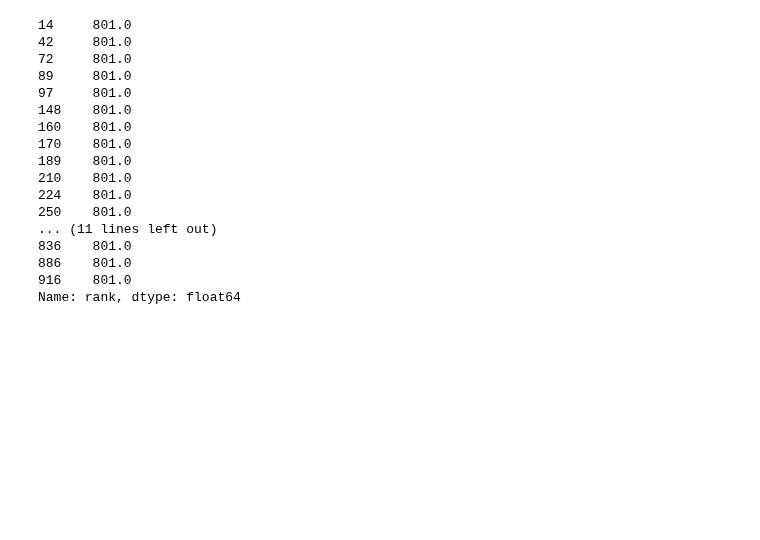
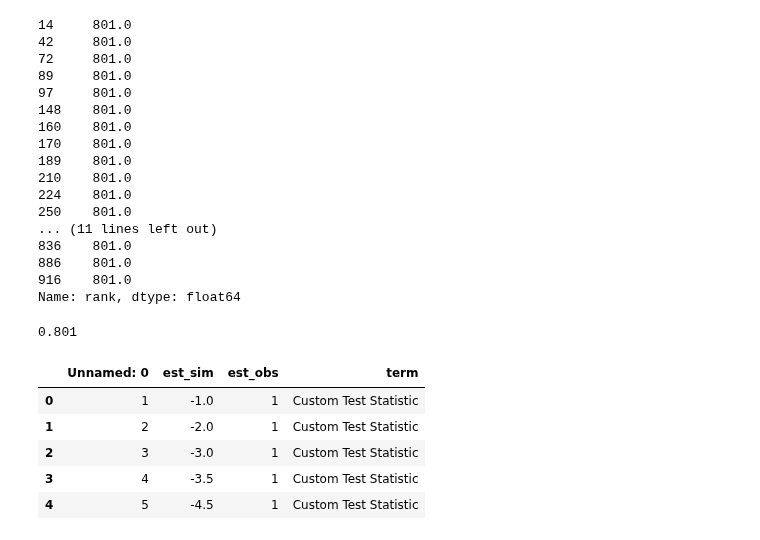
Before and after one commit to dokeeffe87/stats_utils, a Jupyter notebook: notebooks/scratch_work/dev_randomization_inference.ipynb, the cells around one changed output. Saved outputs shown, nothing was run; the diff lists cells and outputs as text; code cells hidden in the pictures; blank space fills up the shorter version.

```diff
--- a/notebooks/scratch_work/dev_randomization_inference.ipynb
+++ b/notebooks/scratch_work/dev_randomization_inference.ipynb
@@ -424,4 +435,17 @@ test_run.df_sims.query("test_statistic==@test_run.observed_test_satistic")['rank
 916    801.0
 Name: rank, dtype: float64
 # %%
-ra
+801/1000
+# %% [output]
+0.801
+# %%
+df_from_r = pd.read_csv('../../../data/r_output_ri.csv')
+# %%
+df_from_r.head()
+# %% [output]
+|  | Unnamed: 0 | est_sim | est_obs | term |
+| 0 | 1 | -1.0 | 1 | Custom Test Statistic |
+| 1 | 2 | -2.0 | 1 | Custom Test Statistic |
+| 2 | 3 | -3.0 | 1 | Custom Test Statistic |
+| 3 | 4 | -3.5 | 1 | Custom Test Statistic |
+| 4 | 5 | -4.5 | 1 | Custom Test Statistic |
```
Also changed, not shown: parts of 20 cells of this notebook.
